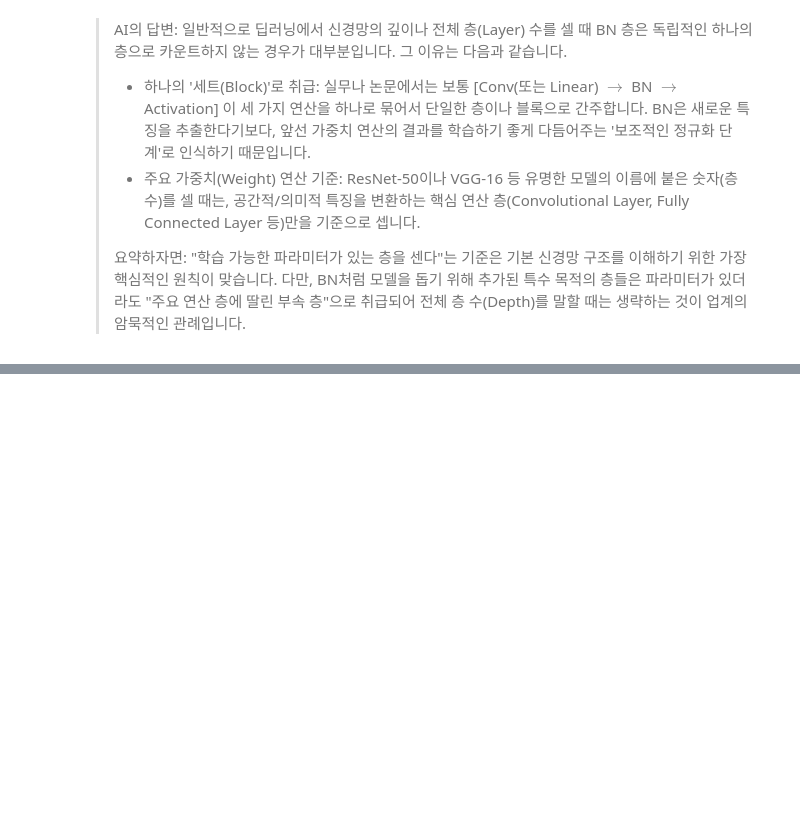
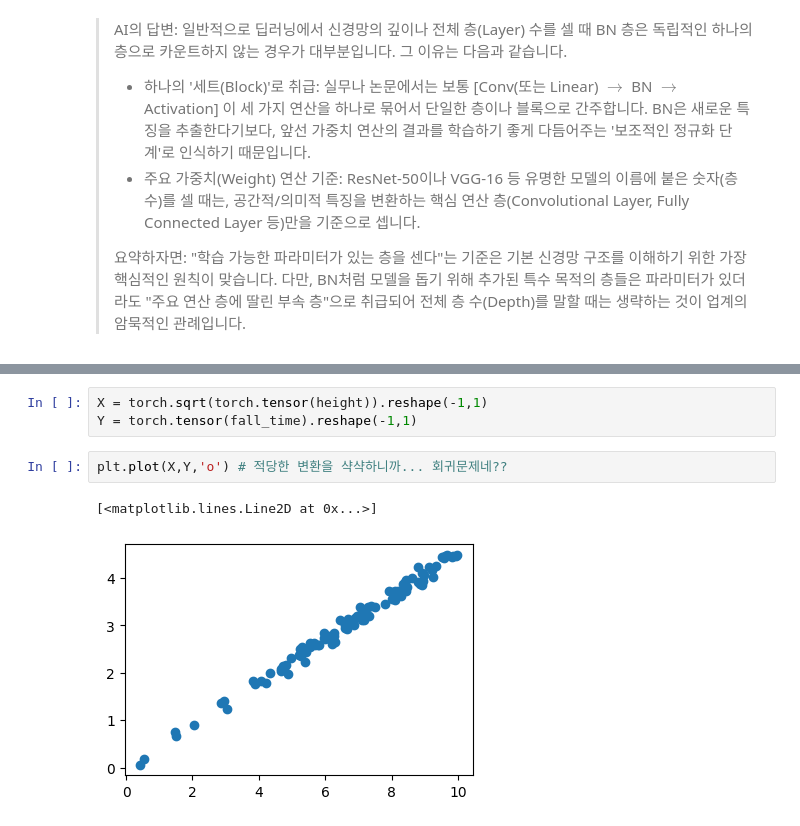
Before and after one commit to guebin/DL2026, a Jupyter notebook: posts/07wk.ipynb, the cells around one changed output, grey strips where cells are left out. Saved outputs shown, nothing was run; the diff lists cells and outputs as text; blank space fills up the shorter version.

```diff
--- a/posts/07wk.ipynb
+++ b/posts/07wk.ipynb
@@ -273,0 +512,8 @@ torch.nn.Sequential(
+# %%
+X = torch.sqrt(torch.tensor(height)).reshape(-1,1)
+Y = torch.tensor(fall_time).reshape(-1,1)
+# %%
+plt.plot(X,Y,'o') # 적당한 변환을 샥샥하니까... 회귀문제네??
+# %% [output]
+[<matplotlib.lines.Line2D at 0x...>]
+[figure, added]
```
Also changed, not shown: parts of 81 cells of this notebook, 4 other files.
